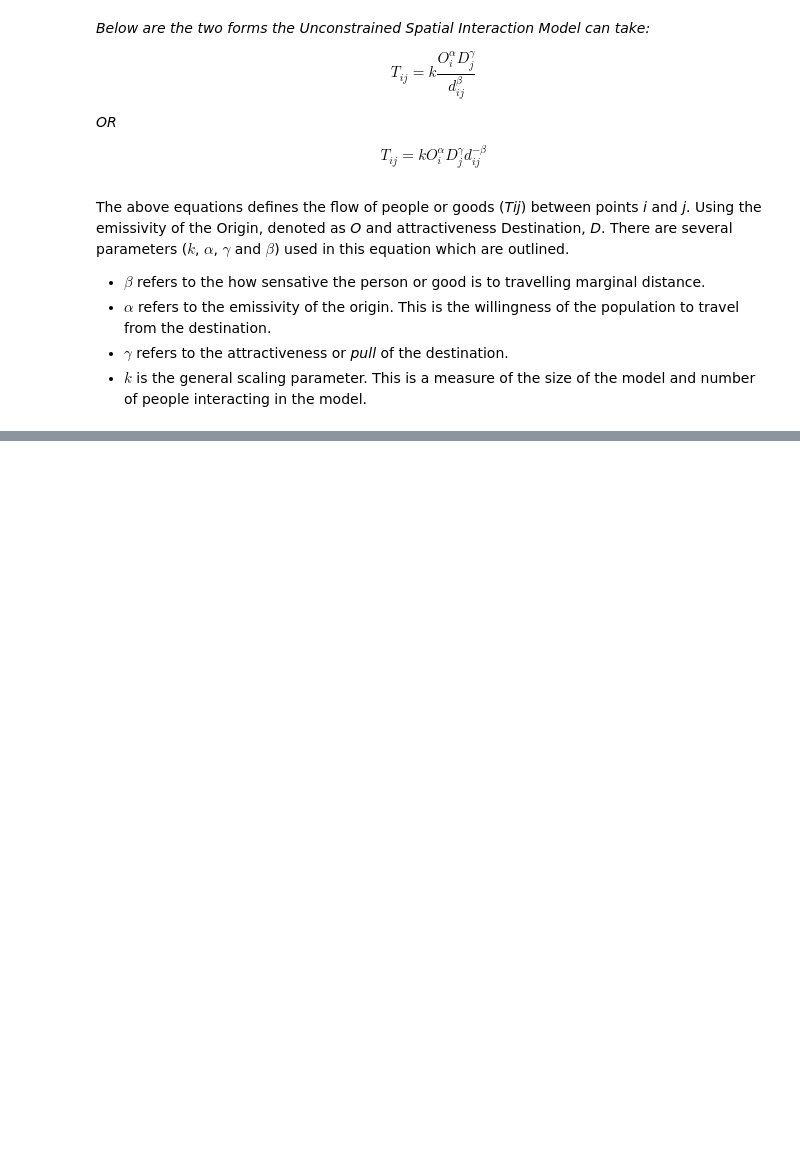
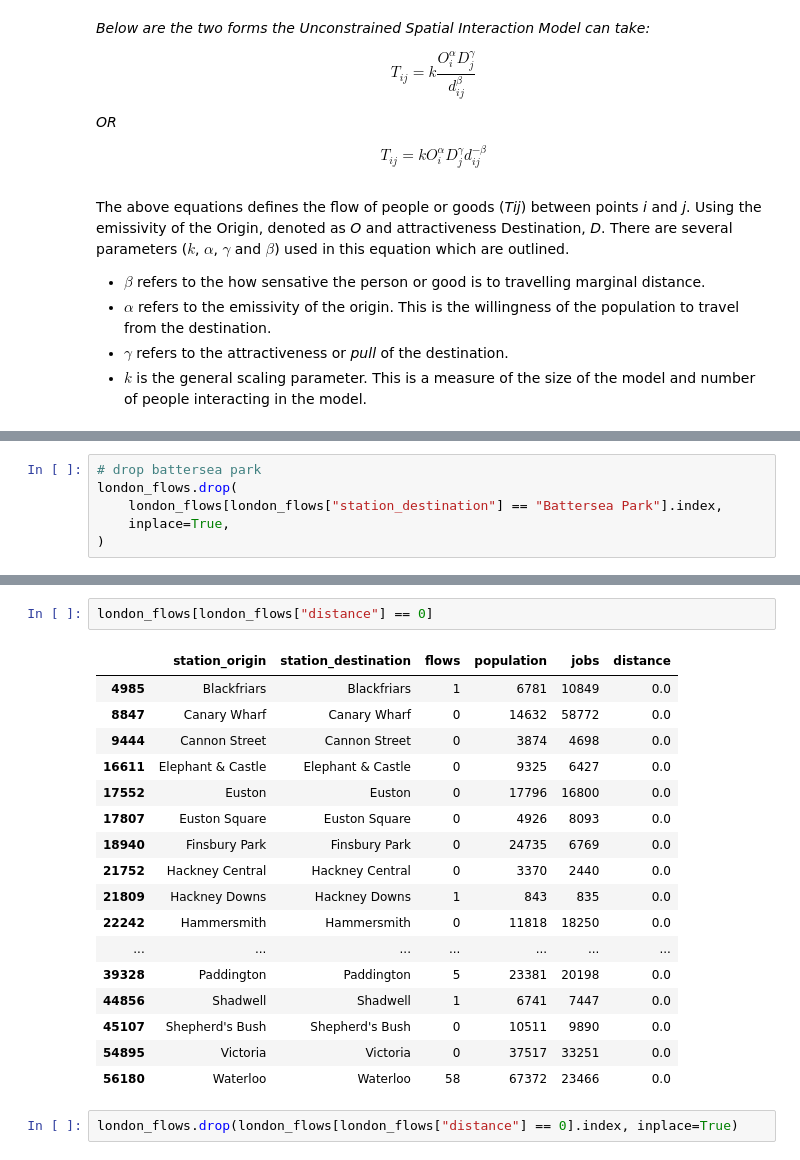
Before and after one commit to NikhilSDesai/UrbanSimulation, a Jupyter notebook: Final_Assessment.ipynb, the cells around one changed output, grey strips where cells are left out. Saved outputs shown, nothing was run; the diff lists cells and outputs as text; blank space fills up the shorter version.

```diff
--- a/Final_Assessment.ipynb
+++ b/Final_Assessment.ipynb
@@ -1809,0 +1958,6 @@ This model is widely used in transportation planning, migration studies, and urb
+# %%
+# drop battersea park
+london_flows.drop(
+    london_flows[london_flows["station_destination"] == "Battersea Park"].index,
+    inplace=True,
+)
@@ -1809,0 +1969,22 @@ This model is widely used in transportation planning, migration studies, and urb
+# %%
+london_flows[london_flows["distance"] == 0]
+# %% [output]
+|  | station_origin | station_destination | flows | population | jobs | distance |
+| 4985 | Blackfriars | Blackfriars | 1 | 6781 | 10849 | 0.0 |
+| 8847 | Canary Wharf | Canary Wharf | 0 | 14632 | 58772 | 0.0 |
+| 9444 | Cannon Street | Cannon Street | 0 | 3874 | 4698 | 0.0 |
+| 16611 | Elephant & Castle | Elephant & Castle | 0 | 9325 | 6427 | 0.0 |
+| 17552 | Euston | Euston | 0 | 17796 | 16800 | 0.0 |
+| 17807 | Euston Square | Euston Square | 0 | 4926 | 8093 | 0.0 |
+| 18940 | Finsbury Park | Finsbury Park | 0 | 24735 | 6769 | 0.0 |
+| 21752 | Hackney Central | Hackney Central | 0 | 3370 | 2440 | 0.0 |
+| 21809 | Hackney Downs | Hackney Downs | 1 | 843 | 835 | 0.0 |
+| 22242 | Hammersmith | Hammersmith | 0 | 11818 | 18250 | 0.0 |
+| ... | ... | ... | ... | ... | ... | ... |
+| 39328 | Paddington | Paddington | 5 | 23381 | 20198 | 0.0 |
+| 44856 | Shadwell | Shadwell | 1 | 6741 | 7447 | 0.0 |
+| 45107 | Shepherd's Bush | Shepherd's Bush | 0 | 10511 | 9890 | 0.0 |
+| 54895 | Victoria | Victoria | 0 | 37517 | 33251 | 0.0 |
+| 56180 | Waterloo | Waterloo | 58 | 67372 | 23466 | 0.0 |
+# %%
+london_flows.drop(london_flows[london_flows["distance"] == 0].index, inplace=True)
```
Also changed, not shown: parts of 24 cells of this notebook.
